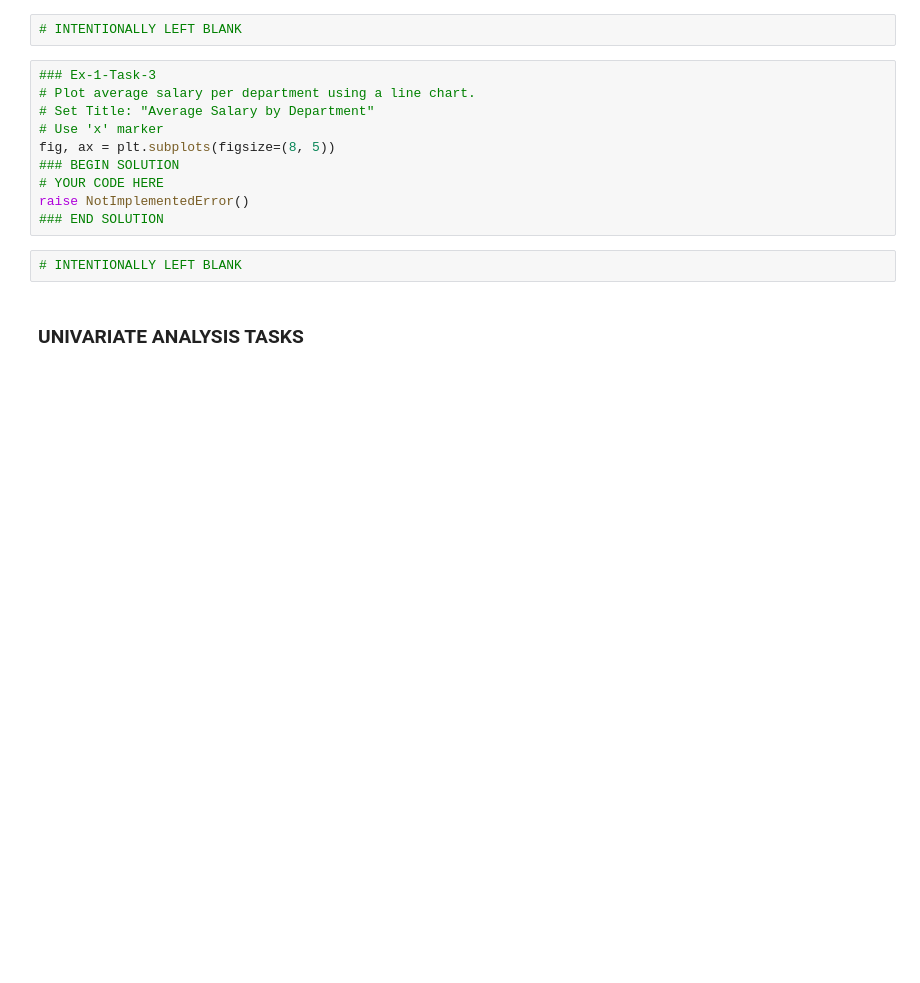
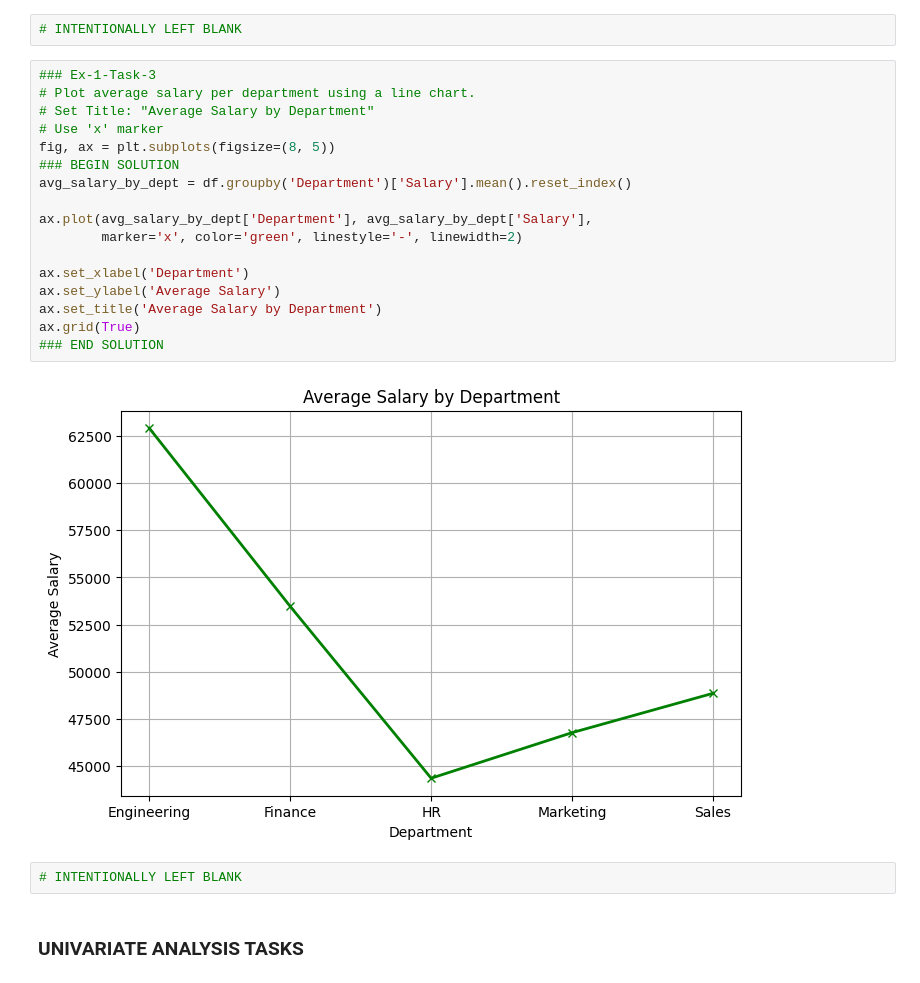
Before and after one commit to Sajan-coder039/class_assignments, a Jupyter notebook: DataVizualization_Student.ipynb, the cells around one changed output. Saved outputs shown, nothing was run; the diff lists cells and outputs as text; blank space fills up the shorter version.

```diff
--- a/DataVizualization_Student.ipynb
+++ b/DataVizualization_Student.ipynb
@@ -75,13 +92,22 @@ raise NotImplementedError()
 # %%
 ### Ex-1-Task-3
 # Plot average salary per department using a line chart.
 # Set Title: "Average Salary by Department"
 # Use 'x' marker
 fig, ax = plt.subplots(figsize=(8, 5))
 ### BEGIN SOLUTION
-# YOUR CODE HERE
-raise NotImplementedError()
+avg_salary_by_dept = df.groupby('Department')['Salary'].mean().reset_index()
+
+ax.plot(avg_salary_by_dept['Department'], avg_salary_by_dept['Salary'],
+        marker='x', color='green', linestyle='-', linewidth=2)
+
+ax.set_xlabel('Department')
+ax.set_ylabel('Average Salary')
+ax.set_title('Average Salary by Department')
+ax.grid(True)
 ### END SOLUTION
+# %% [output]
+[figure, added]
 # %%
 # INTENTIONALLY LEFT BLANK
 # %% [markdown]
```
Also changed, not shown: parts of 9 cells of this notebook, 13 other files.
